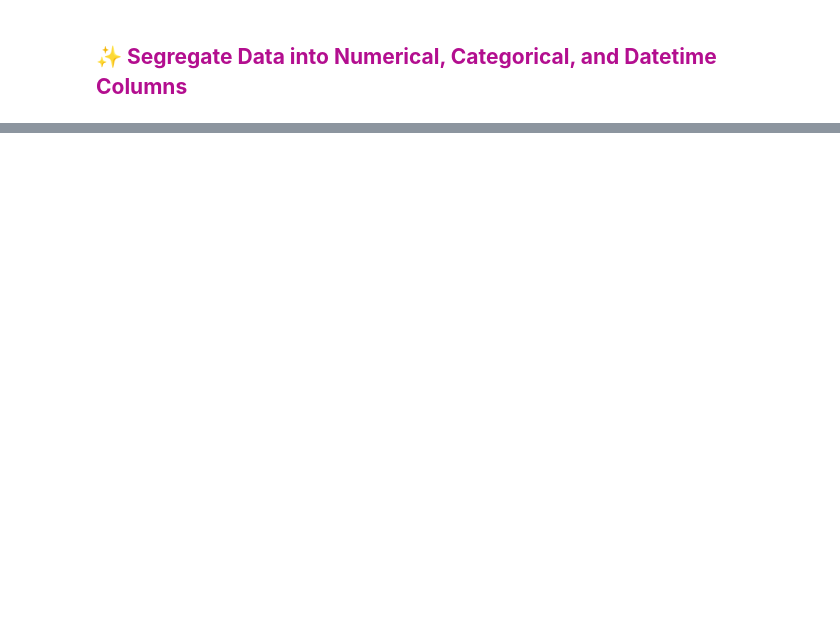
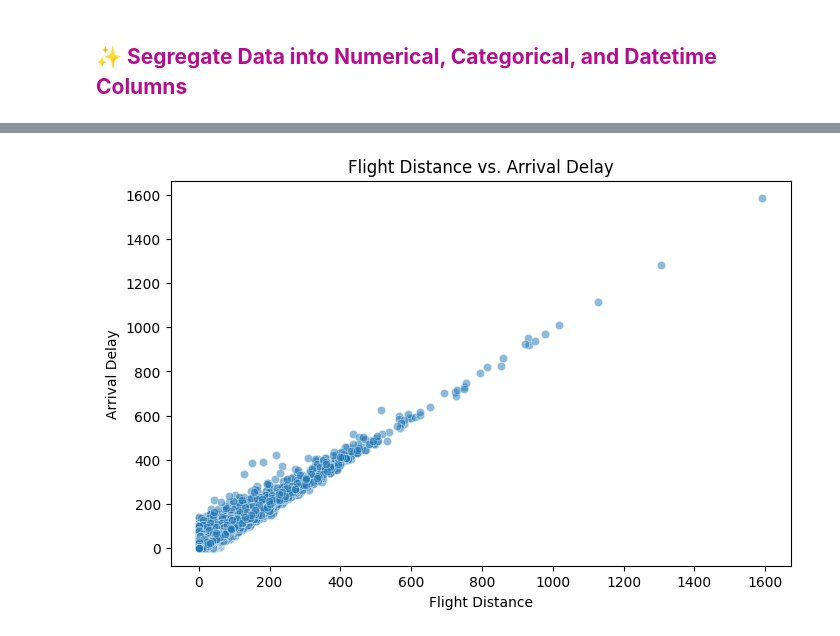
Before and after one commit to parth2104/Airline_Customer_Satisfaction, a Jupyter notebook: 01.Airline_Passanger_Satisfaction/notebook/Data_Analysis.ipynb, the cells around one changed output, grey strips where cells are left out. Cells and saved outputs as stored; diff of their text form; code cells hidden in the pictures; blank space fills up the shorter version.

```diff
--- a/01.Airline_Passanger_Satisfaction/notebook/Data_Analysis.ipynb
+++ b/01.Airline_Passanger_Satisfaction/notebook/Data_Analysis.ipynb
@@ -136,0 +358,12 @@ print("Datetime Columns:", datetime_columns)
+# %%
+import seaborn as sns
+import matplotlib.pyplot as plt
+
+plt.figure(figsize=(8, 5))
+sns.scatterplot(x=data['Departure Delay'], y=data['Arrival Delay'], alpha=0.5)
+plt.xlabel("Flight Distance")
+plt.ylabel("Arrival Delay")
+plt.title("Flight Distance vs. Arrival Delay")
+plt.show()
+# %% [output]
+[figure, added]
```
Also changed, not shown: parts of 30 cells of this notebook.
